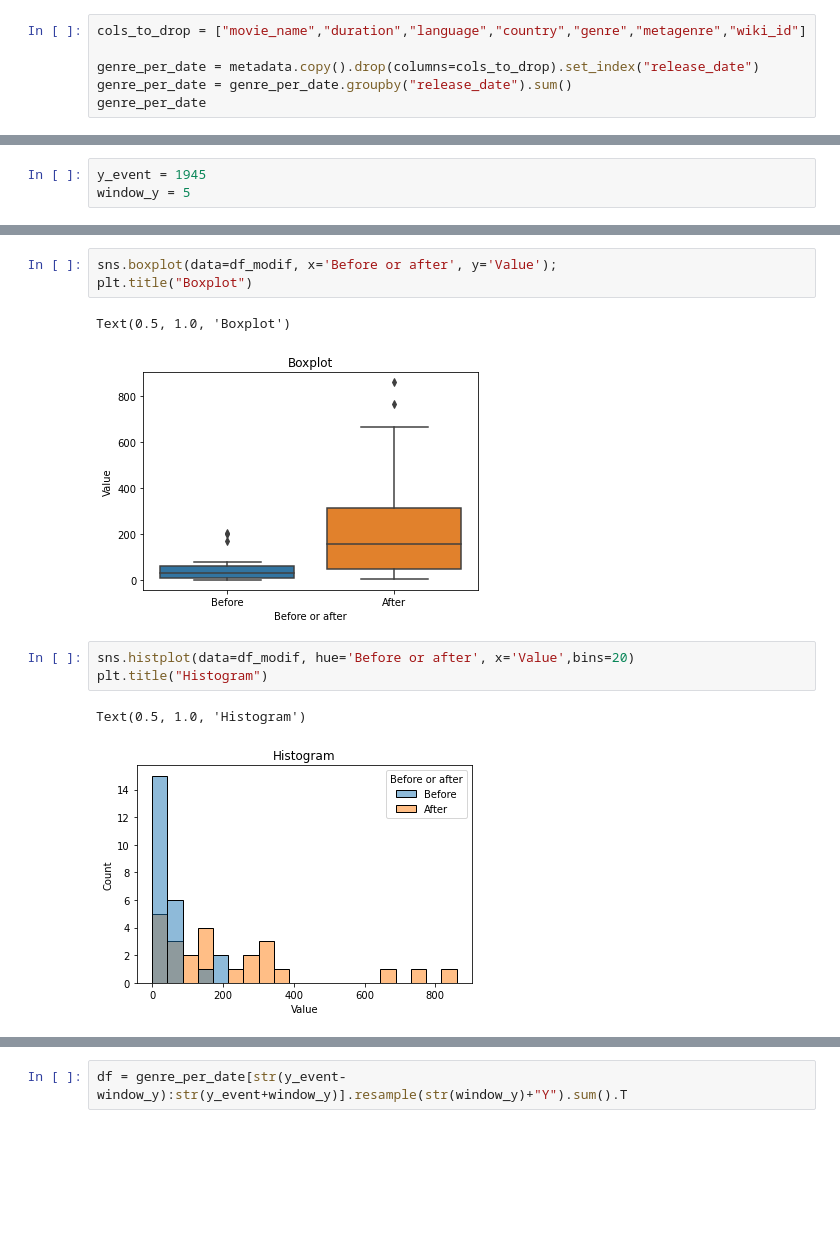
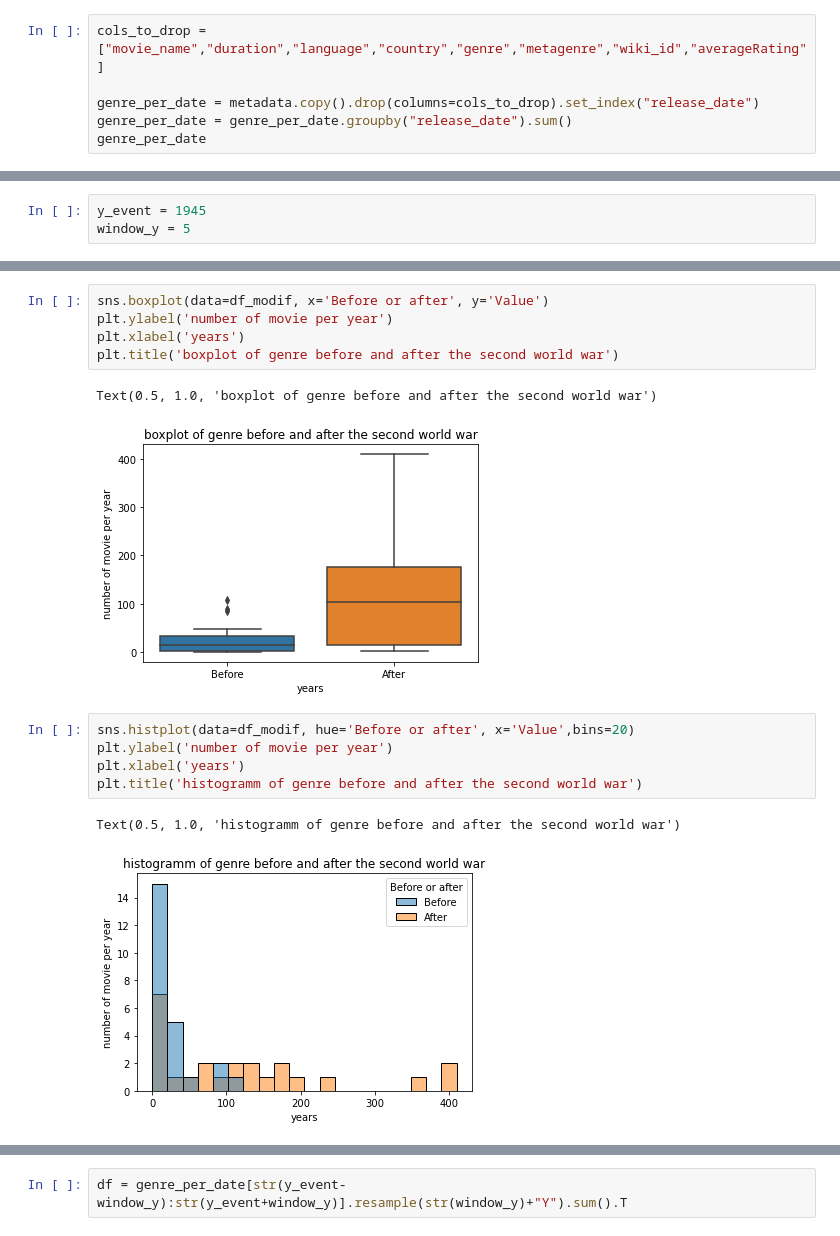
Before and after one commit to epfl-ada/ada-2022-project-abracadabra2022, a Jupyter notebook: Merged_v2.ipynb, the cells around one changed output, grey strips where cells are left out. Saved outputs shown, nothing was run; the diff lists cells and outputs as text; blank space fills up the shorter version.

```diff
--- a/Merged_v2.ipynb
+++ b/Merged_v2.ipynb
@@ -480,7 +480,7 @@ Index(['wiki_id', 'freebase_id', 'movie_name', 'release_date', 'duration',
 dummies_genres = pd.get_dummies(metadata["metagenre"].explode()).sum(level=0)
 metadata = metadata.join(dummies_genres)
 # %%
-cols_to_drop = ["movie_name","duration","language","country","genre","metagenre","wiki_id"]
+cols_to_drop = ["movie_name","duration","language","country","genre","metagenre","wiki_id","averageRating"]
 
 genre_per_date = metadata.copy().drop(columns=cols_to_drop).set_index("release_date")
 genre_per_date = genre_per_date.groupby("release_date").sum()
@@ -685,15 +681,19 @@ df_modif.head()
 # %%
-sns.boxplot(data=df_modif, x='Before or after', y='Value');
-plt.title("Boxplot")
+sns.boxplot(data=df_modif, x='Before or after', y='Value')
+plt.ylabel('number of movie per year')
+plt.xlabel('years')
+plt.title('boxplot of genre before and after the second world war')
 # %% [output]
-Text(0.5, 1.0, 'Boxplot')
+Text(0.5, 1.0, 'boxplot of genre before and after the second world war')
-[figure, old version]
+[figure, new version]
 # %%
 sns.histplot(data=df_modif, hue='Before or after', x='Value',bins=20)
-plt.title("Histogram")
+plt.ylabel('number of movie per year')
+plt.xlabel('years')
+plt.title('histogramm of genre before and after the second world war')
 # %% [output]
-Text(0.5, 1.0, 'Histogram')
+Text(0.5, 1.0, 'histogramm of genre before and after the second world war')
-[figure, old version]
+[figure, new version]
 # %%
 two_trends(event, 4, "war")
 plt.title('trends of war movies before and after the start of the war')
```
Also changed, not shown: parts of 38 cells of this notebook.
